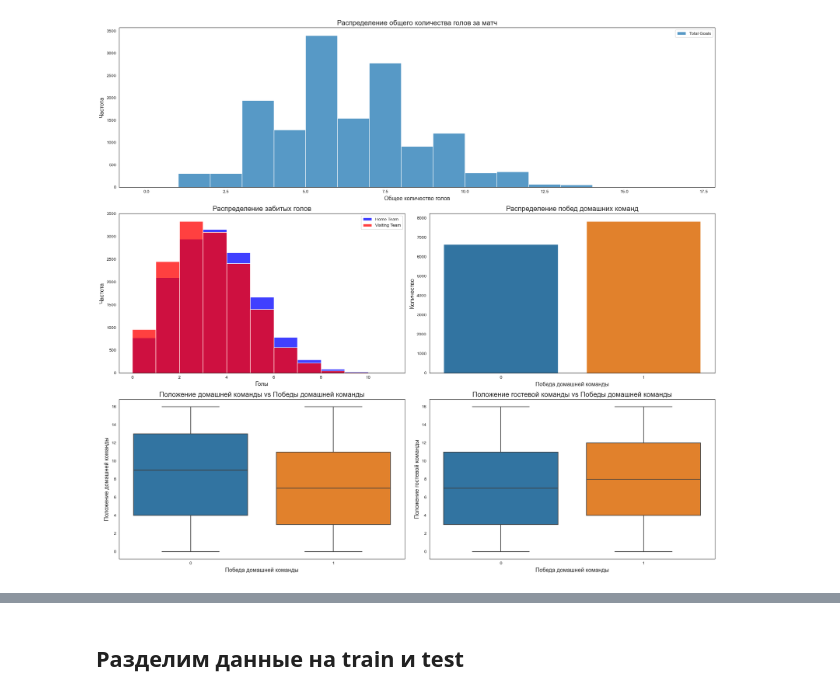
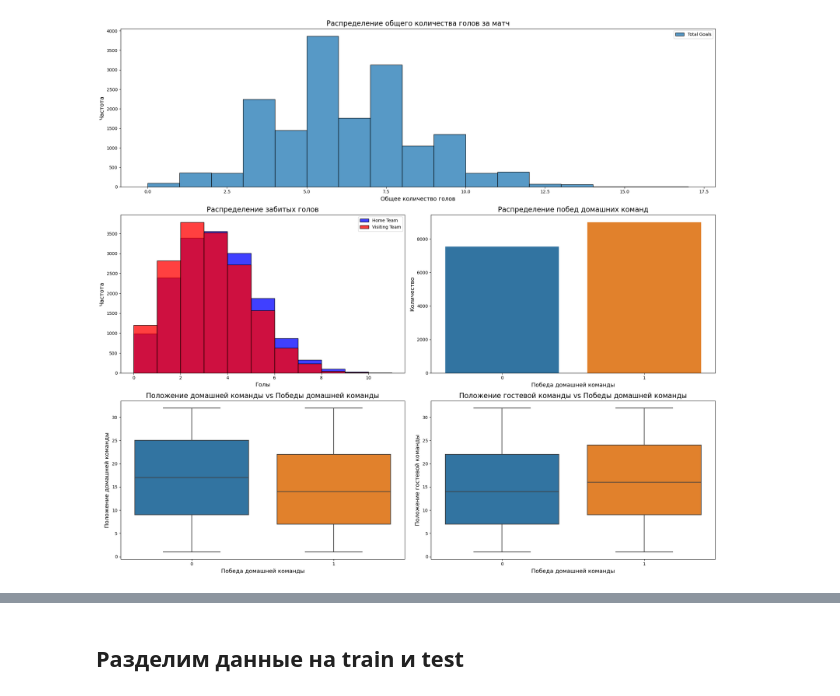
Before and after one commit to maxgalanov/nhl-ml-project, a Jupyter notebook: nhl_project/notebooks/EDA_train_model.ipynb, the cells around one changed output, grey strips where cells are left out. Drawn from its saved outputs; the diff is of its cells as text; code cells hidden in the pictures.

```diff
--- a/nhl_project/notebooks/EDA_train_model.ipynb
+++ b/nhl_project/notebooks/EDA_train_model.ipynb
@@ -49,2 +174,12 @@ missingno.matrix(df_games, figsize=(20, 7), label_rotation=45, fontsize=10);
-# %%
-df_games.dropna(inplace=True)
+# %%
+df_games = df_games.sort_values('eastern_start_time')
+
+df_games['game_date'] = df_games.game_date.astype(str)
+
+df_games['home_team_name'] = df_games['home_team_name'].replace('Phoenix Coyotes', 'Arizona Coyotes')
+df_games['visiting_team_name'] = df_games['visiting_team_name'].replace('Phoenix Coyotes', 'Arizona Coyotes')
+
+df_games['home_team_code'] = df_games['home_team_code'].replace('PHI', 'ARI')
+df_games['visiting_team_code'] = df_games['visiting_team_code'].replace('PHI', 'ARI')
+
+df_games.head()
@@ -51,3 +194,20 @@ df_games.dropna(inplace=True)
+# %%
+def fill_na_by_team(group):
+    return group.fillna(method='ffill').fillna(method='bfill')
+
+
+columns_to_fill = sorted(df_games.columns[df_games.isna().any()].tolist())
+
+df_games[columns_to_fill[:72]] = df_games.groupby('home_team_code')[columns_to_fill[:72]].transform(fill_na_by_team)
+df_games[columns_to_fill[72:]] = df_games.groupby('visiting_team_code')[columns_to_fill[72:]].transform(fill_na_by_team)
+# %%
+df_games = df_games[df_games.season >= 20112012]
+
+df_games['h_avg_home_goals_for'] = df_games['h_home_goals_for'] / df_games['h_home_games_played']
+df_games['v_avg_road_goals_against'] = df_games['v_road_goals_against'] / df_games['v_road_games_played']
+
+df_games['v_avg_road_goals_for'] = df_games['v_road_goals_for'] / df_games['v_road_games_played']
+df_games['h_avg_home_goals_against'] = df_games['h_home_goals_against'] / df_games['h_home_games_played']
 # %%
 fig = plt.figure(figsize=(20, 18))
 gs = gridspec.GridSpec(3, 2)
@@ -61,33 +221,33 @@ ax0.set_xlabel('Общее количество голов', fontsize=13)
 ax0.set_ylabel('Частота', fontsize=13)
 ax0.legend()
 
 ax1 = plt.subplot(gs[1, 0])
 sns.histplot(data=df_games, x='home_score', bins=11, color='blue', label='Home Team', ax=ax1)
 sns.histplot(data=df_games, x='visiting_score', bins=10, color='red', label='Visiting Team', ax=ax1)
 ax1.set_title('Распределение забитых голов', fontsize=16)
 ax1.set_xlabel('Голы', fontsize=13)
 ax1.set_ylabel('Частота', fontsize=13)
 ax1.legend()
 
 ax2 = plt.subplot(gs[1, 1])
 sns.countplot(data=df_games, x='home_team_winner', ax=ax2)
 ax2.set_title('Распределение побед домашних команд', fontsize=16)
 ax2.set_xlabel('Победа домашней команды', fontsize=13)
 ax2.set_ylabel('Количество', fontsize=13)
 
 ax3 = plt.subplot(gs[2, 0])
-sns.boxplot(data=df_games, x='home_team_winner', y='h_conference_sequence', ax=ax3)
+sns.boxplot(data=df_games, x='home_team_winner', y='h_league_sequence', ax=ax3)
 ax3.set_title('Положение домашней команды vs Победы домашней команды', fontsize=16)
 ax3.set_xlabel('Победа домашней команды', fontsize=13)
 ax3.set_ylabel('Положение домашней команды', fontsize=13)
 
 ax4 = plt.subplot(gs[2, 1])
-sns.boxplot(data=df_games, x='home_team_winner', y='v_conference_sequence', ax=ax4)
+sns.boxplot(data=df_games, x='home_team_winner', y='v_league_sequence', ax=ax4)
 ax4.set_title('Положение гостевой команды vs Победы домашней команды', fontsize=16)
 ax4.set_xlabel('Победа домашней команды', fontsize=13)
 ax4.set_ylabel('Положение гостевой команды', fontsize=13)
 
 plt.tight_layout()
 plt.show()
 # %% [output]
-[figure, old version]
+[figure, new version]
```
Also changed, not shown: parts of 65 cells of this notebook.
